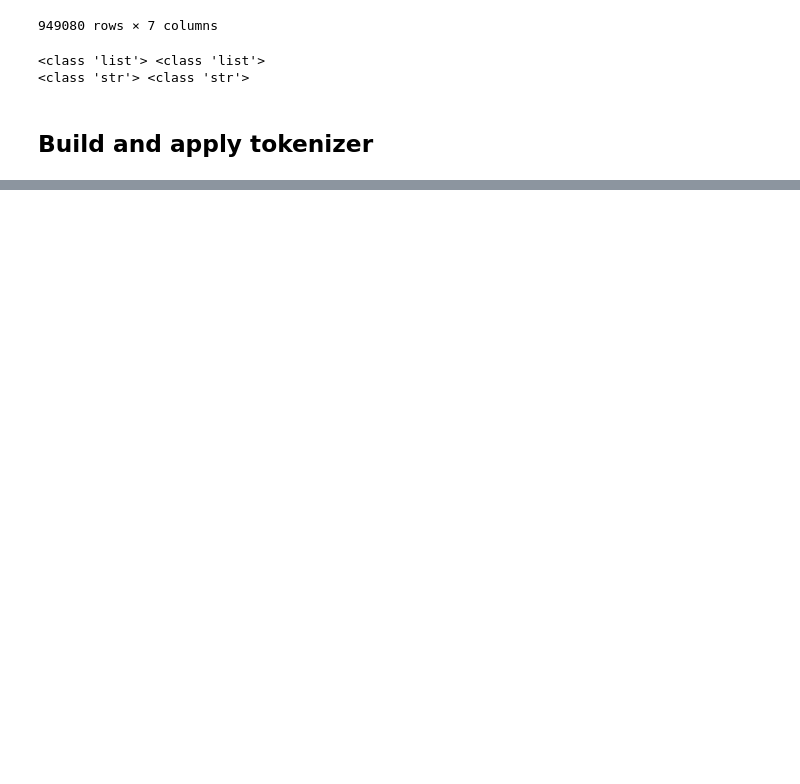
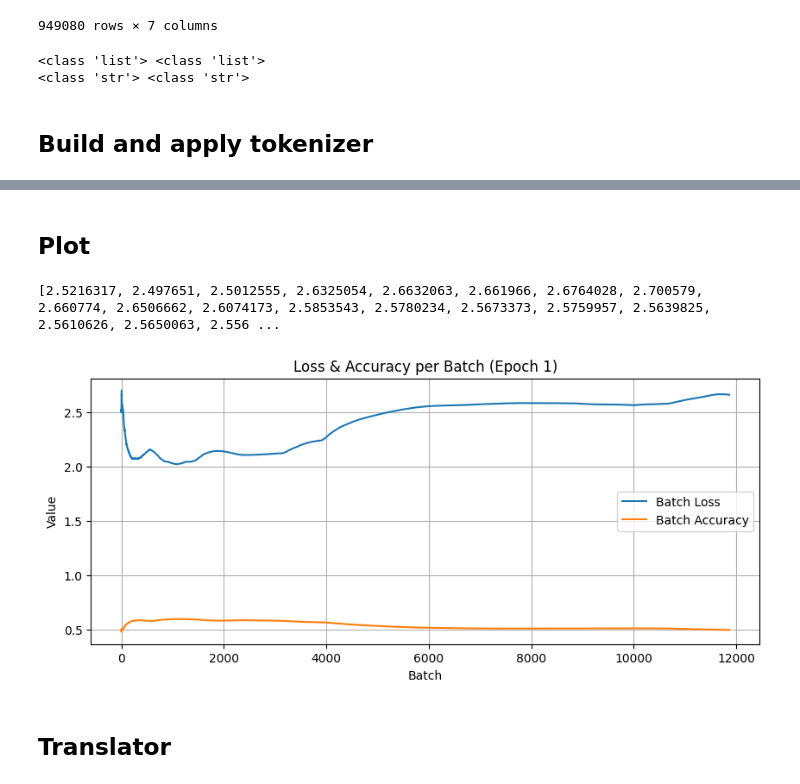
Before and after one commit to DionneSpaltman/rosettastone793201, a Jupyter notebook: dionne_model.ipynb, the cells around one changed output, grey strips where cells are left out. Cells and saved outputs as stored; diff of their text form; code cells hidden in the pictures; blank space fills up the shorter version.

Commit message:
Baseline model

```diff
--- a/dionne_model.ipynb
+++ b/dionne_model.ipynb
@@ -78,0 +97,7 @@ ModuleNotFoundError: No module named 'tensorflow_datasets'
+# %%
+# Build tokenizers from my text
+input_tokenizer = tfds.deprecated.text.SubwordTextEncoder.build_from_corpus(
+    (text for text in input_texts), target_vocab_size=2**13)
+
+target_tokenizer = tfds.deprecated.text.SubwordTextEncoder.build_from_corpus(
+    (text for text in target_texts), target_vocab_size=2**13)
@@ -78,0 +402,23 @@ ModuleNotFoundError: No module named 'tensorflow_datasets'
+# %%
+def point_wise_feed_forward_network(d_model, dff):
+    """
+    Creates a point-wise feed forward network. This consists of two dense layers with a ReLU activation
+    in between, which is used within each transformer block.
+
+    Parameters:
+    - d_model: The dimensionality of the input and output of the transformer model.
+    - dff: The dimensionality of the inner layer, typically much larger than d_model to allow
+           the model to combine features in the data in a high-dimensional space before projecting
+           back down to d_model dimensions.
+
+    Returns:
+    - A tf.keras.Sequential model representing the feed forward network.
+    """
+    return tf.keras.Sequential([
+        # First dense layer with dff units and ReLU activation. This expands the dimensionality to dff,
+        # allowing the network to learn more complex features.
+        tf.keras.layers.Dense(dff, activation='relu'),  # Output shape: (batch_size, seq_len, dff)
+
+        # Second dense layer that projects the outputs back down to d_model dimensions.
+        tf.keras.layers.Dense(d_model)  # Output shape: (batch_size, seq_len, d_model)
+    ])
@@ -78,0 +937,2 @@ ModuleNotFoundError: No module named 'tensorflow_datasets'
+# %% [markdown]
+## Plot
@@ -78,0 +943,18 @@ ModuleNotFoundError: No module named 'tensorflow_datasets'
+# %%
+print(all_batch_losses[0])
+# %% [output]
+[2.5216317, 2.497651, 2.5012555, 2.6325054, 2.6632063, 2.661966, 2.6764028, 2.700579, 2.660774, 2.6506662, 2.6074173, 2.5853543, 2.5780234, 2.5673373, 2.5759957, 2.5639825, 2.5610626, 2.5650063, 2.556 ...
+# %%
+plt.figure(figsize=(10, 4))
+plt.plot(all_batch_losses[0], label='Batch Loss')
+plt.plot(all_batch_accuracies[0], label='Batch Accuracy')
+plt.xlabel('Batch')
+plt.ylabel('Value')
+plt.title('Loss & Accuracy per Batch (Epoch 1)')
+plt.legend()
+plt.grid(True)
+plt.show()
+# %% [output]
+[figure, added]
+# %% [markdown]
+## Translator
```
Also changed, not shown: parts of 27 cells of this notebook.
